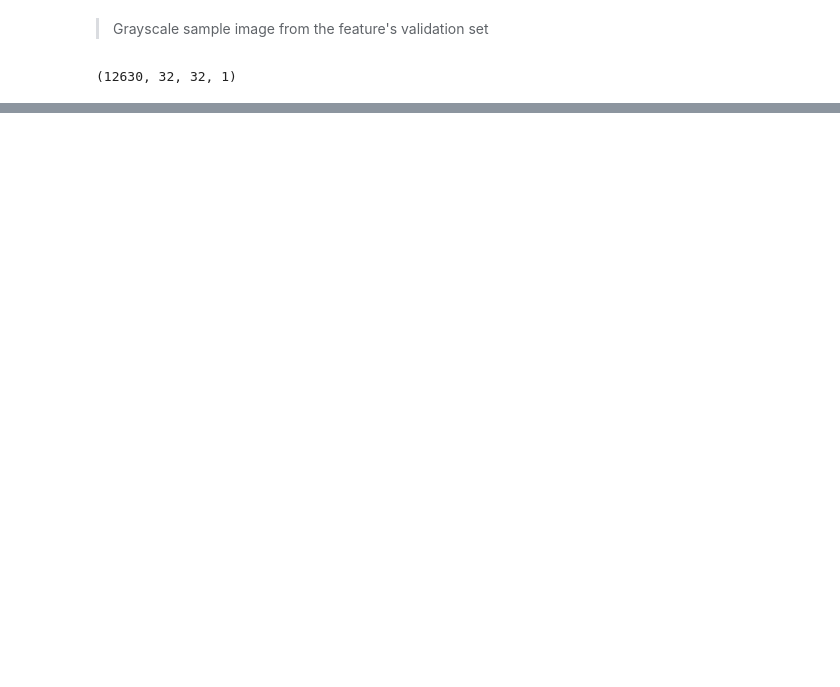
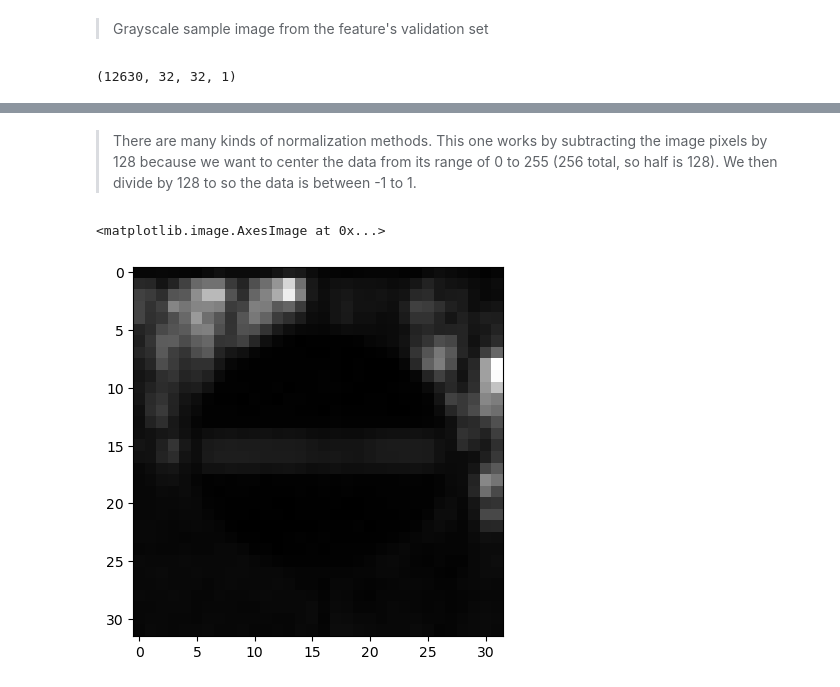
Before and after one commit to redayzarra/CNN_TrafficSigns, a Jupyter notebook: Traffic_Sign_Classfication.ipynb, the cells around one changed output, grey strips where cells are left out. Saved outputs shown, nothing was run; the diff lists cells and outputs as text; code cells hidden in the pictures; blank space fills up the shorter version.

```diff
--- a/Traffic_Sign_Classfication.ipynb
+++ b/Traffic_Sign_Classfication.ipynb
@@ -186,0 +191,10 @@ plt.imshow(X_test_gray[i])
+# %%
+X_train_gray_norm = (X_train_gray - 128) / 128
+# %% [markdown]
+> There are many kinds of normalization methods. This one works by subtracting the image pixels by 128 because we want to center the data from its range of 0 to 255 (256 total, so half is 128). We then divide by 128 to so the data is between -1 to 1.
+# %%
+plt.imshow(X_train_gray_norm[i].squeeze(), cmap = 'gray')
+# X_train_gray_norm
+# %% [output]
+<matplotlib.image.AxesImage at 0x...>
+[figure, added]
```
Also changed, not shown: parts of 9 cells of this notebook, 1 other file.
